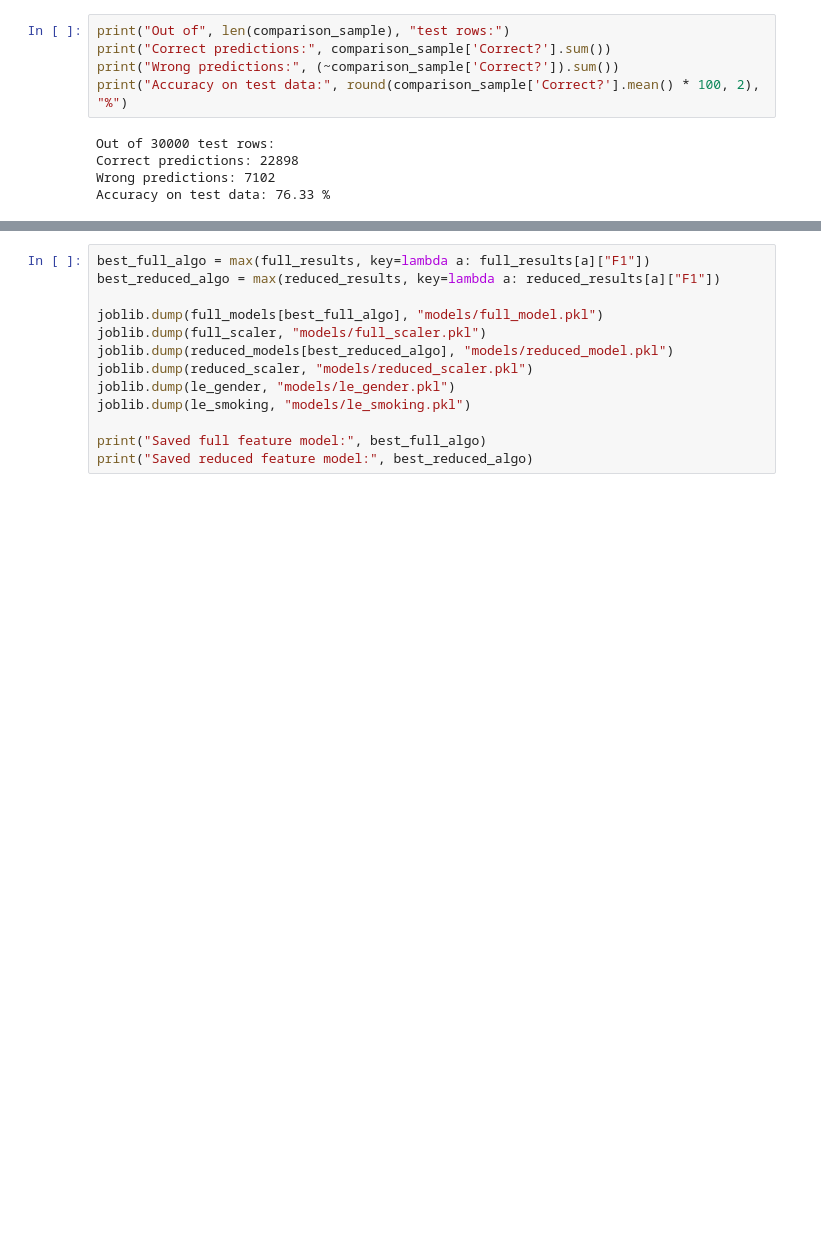
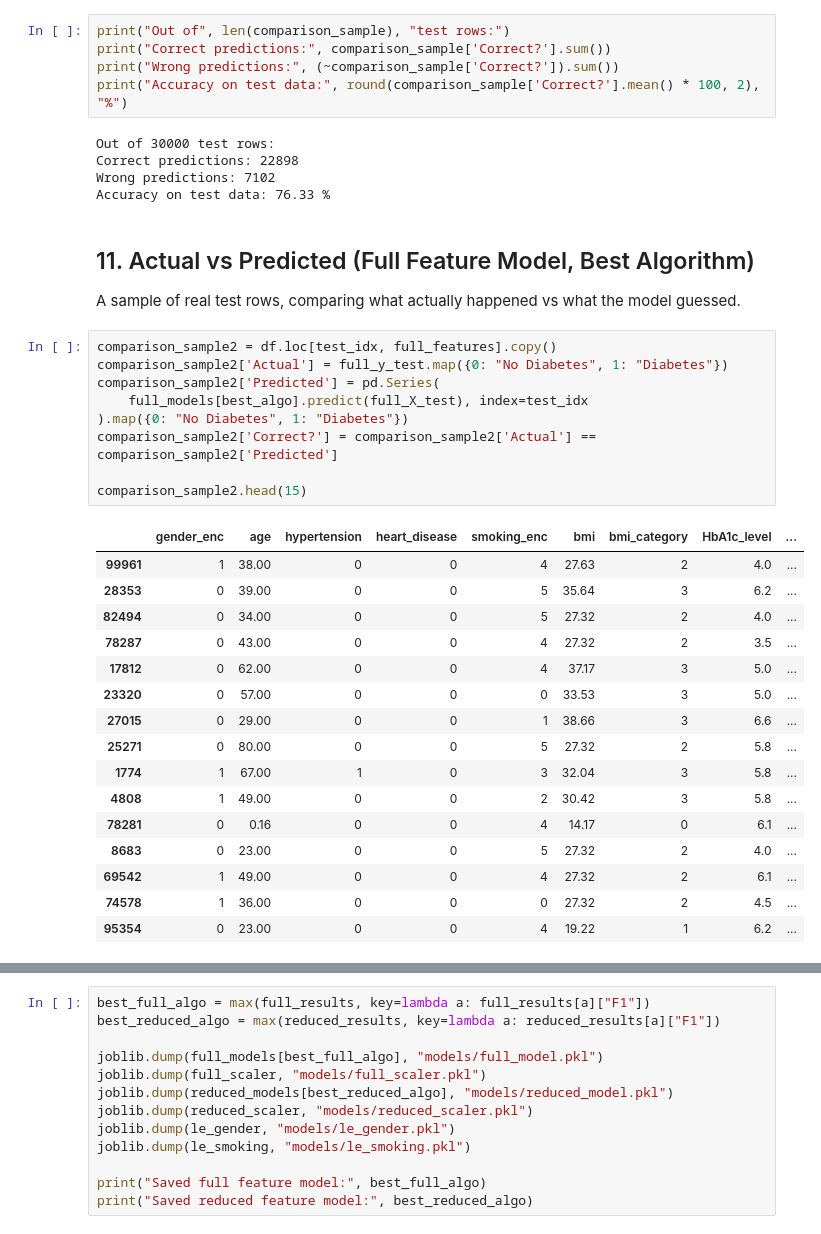
Before and after one commit to wenqi0401/diabetes-prediction, a Jupyter notebook: diabetes-multistage-prediction/diabetes_multistage (1).ipynb, the cells around one changed output, grey strips where cells are left out. Cells and saved outputs as stored; diff of their text form; blank space fills up the shorter version.

```diff
--- a/diabetes-multistage-prediction/diabetes_multistage (1).ipynb
+++ b/diabetes-multistage-prediction/diabetes_multistage (1).ipynb
@@ -288,3 +288,33 @@ Out of 30000 test rows:
 Correct predictions: 22898
 Wrong predictions: 7102
 Accuracy on test data: 76.33 %
+# %% [markdown]
+## 11. Actual vs Predicted (Full Feature Model, Best Algorithm)
+
+A sample of real test rows, comparing what actually happened vs what the model guessed.
+# %%
+comparison_sample2 = df.loc[test_idx, full_features].copy()
+comparison_sample2['Actual'] = full_y_test.map({0: "No Diabetes", 1: "Diabetes"})
+comparison_sample2['Predicted'] = pd.Series(
+    full_models[best_algo].predict(full_X_test), index=test_idx
+).map({0: "No Diabetes", 1: "Diabetes"})
+comparison_sample2['Correct?'] = comparison_sample2['Actual'] == comparison_sample2['Predicted']
+
+comparison_sample2.head(15)
+# %% [output]
+|  | gender_enc | age | hypertension | heart_disease | smoking_enc | bmi | bmi_category | HbA1c_level | ... |
+| 99961 | 1 | 38.00 | 0 | 0 | 4 | 27.63 | 2 | 4.0 | ... |
+| 28353 | 0 | 39.00 | 0 | 0 | 5 | 35.64 | 3 | 6.2 | ... |
+| 82494 | 0 | 34.00 | 0 | 0 | 5 | 27.32 | 2 | 4.0 | ... |
+| 78287 | 0 | 43.00 | 0 | 0 | 4 | 27.32 | 2 | 3.5 | ... |
+| 17812 | 0 | 62.00 | 0 | 0 | 4 | 37.17 | 3 | 5.0 | ... |
+| 23320 | 0 | 57.00 | 0 | 0 | 0 | 33.53 | 3 | 5.0 | ... |
+| 27015 | 0 | 29.00 | 0 | 0 | 1 | 38.66 | 3 | 6.6 | ... |
+| 25271 | 0 | 80.00 | 0 | 0 | 5 | 27.32 | 2 | 5.8 | ... |
+| 1774 | 1 | 67.00 | 1 | 0 | 3 | 32.04 | 3 | 5.8 | ... |
+| 4808 | 1 | 49.00 | 0 | 0 | 2 | 30.42 | 3 | 5.8 | ... |
+| 78281 | 0 | 0.16 | 0 | 0 | 4 | 14.17 | 0 | 6.1 | ... |
+| 8683 | 0 | 23.00 | 0 | 0 | 5 | 27.32 | 2 | 4.0 | ... |
+| 69542 | 1 | 49.00 | 0 | 0 | 4 | 27.32 | 2 | 6.1 | ... |
+| 74578 | 1 | 36.00 | 0 | 0 | 0 | 27.32 | 2 | 4.5 | ... |
+| 95354 | 0 | 23.00 | 0 | 0 | 4 | 19.22 | 1 | 6.2 | ... |
```
Also changed, not shown: parts of 3 cells of this notebook.
